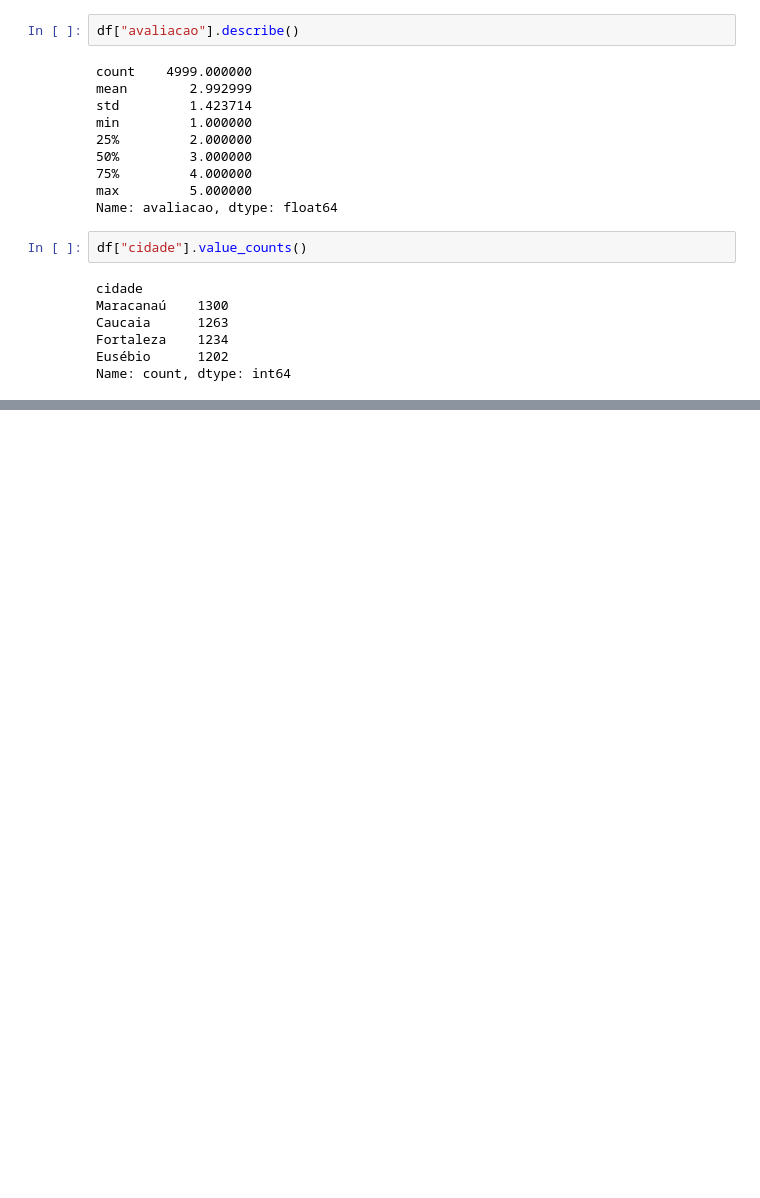
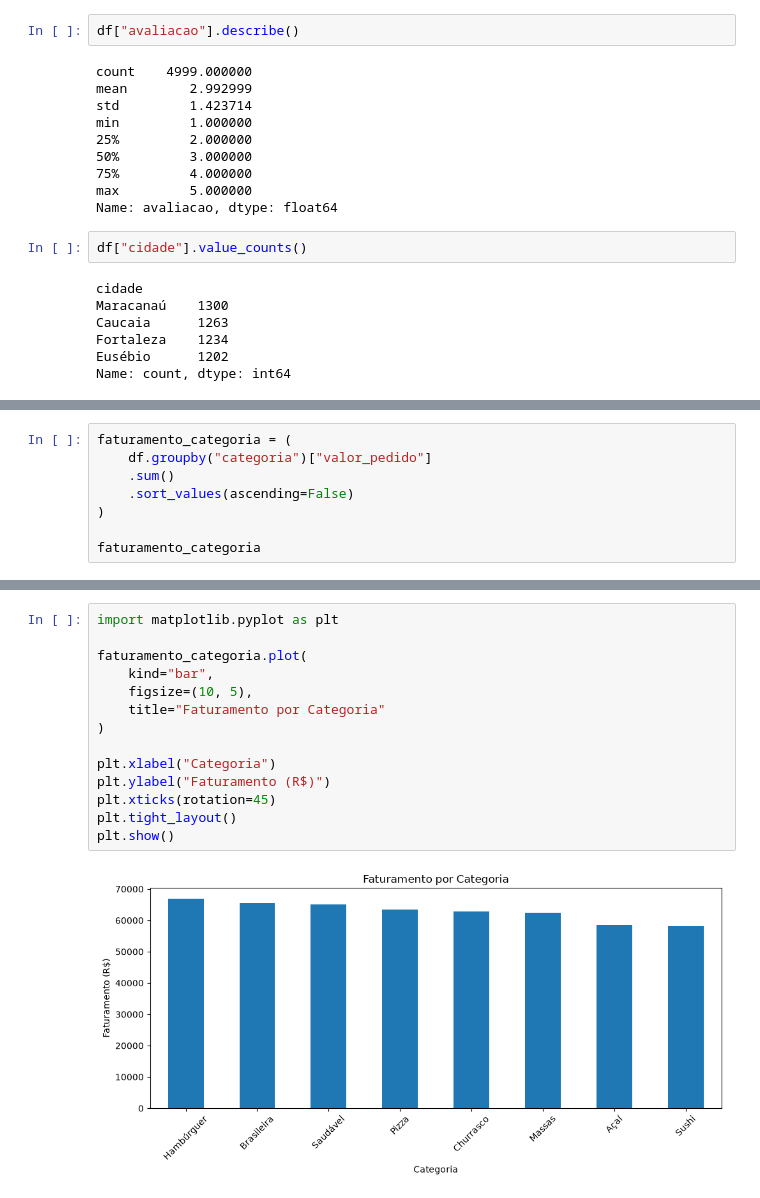
Before and after one commit to jlsnogueira247/FoodInsights, a Jupyter notebook: notebooks/analise_pedidos.ipynb, the cells around one changed output, grey strips where cells are left out. Cells and saved outputs as stored; diff of their text form; blank space fills up the shorter version.

```diff
--- a/notebooks/analise_pedidos.ipynb
+++ b/notebooks/analise_pedidos.ipynb
@@ -145,0 +188,8 @@ Name: count, dtype: int64
+# %%
+faturamento_categoria = (
+    df.groupby("categoria")["valor_pedido"]
+    .sum()
+    .sort_values(ascending=False)
+)
+
+faturamento_categoria
@@ -145,0 +320,16 @@ Name: count, dtype: int64
+# %%
+import matplotlib.pyplot as plt
+
+faturamento_categoria.plot(
+    kind="bar",
+    figsize=(10, 5),
+    title="Faturamento por Categoria"
+)
+
+plt.xlabel("Categoria")
+plt.ylabel("Faturamento (R$)")
+plt.xticks(rotation=45)
+plt.tight_layout()
+plt.show()
+# %% [output]
+[figure, added]
```
Also changed, not shown: parts of 35 cells of this notebook.
